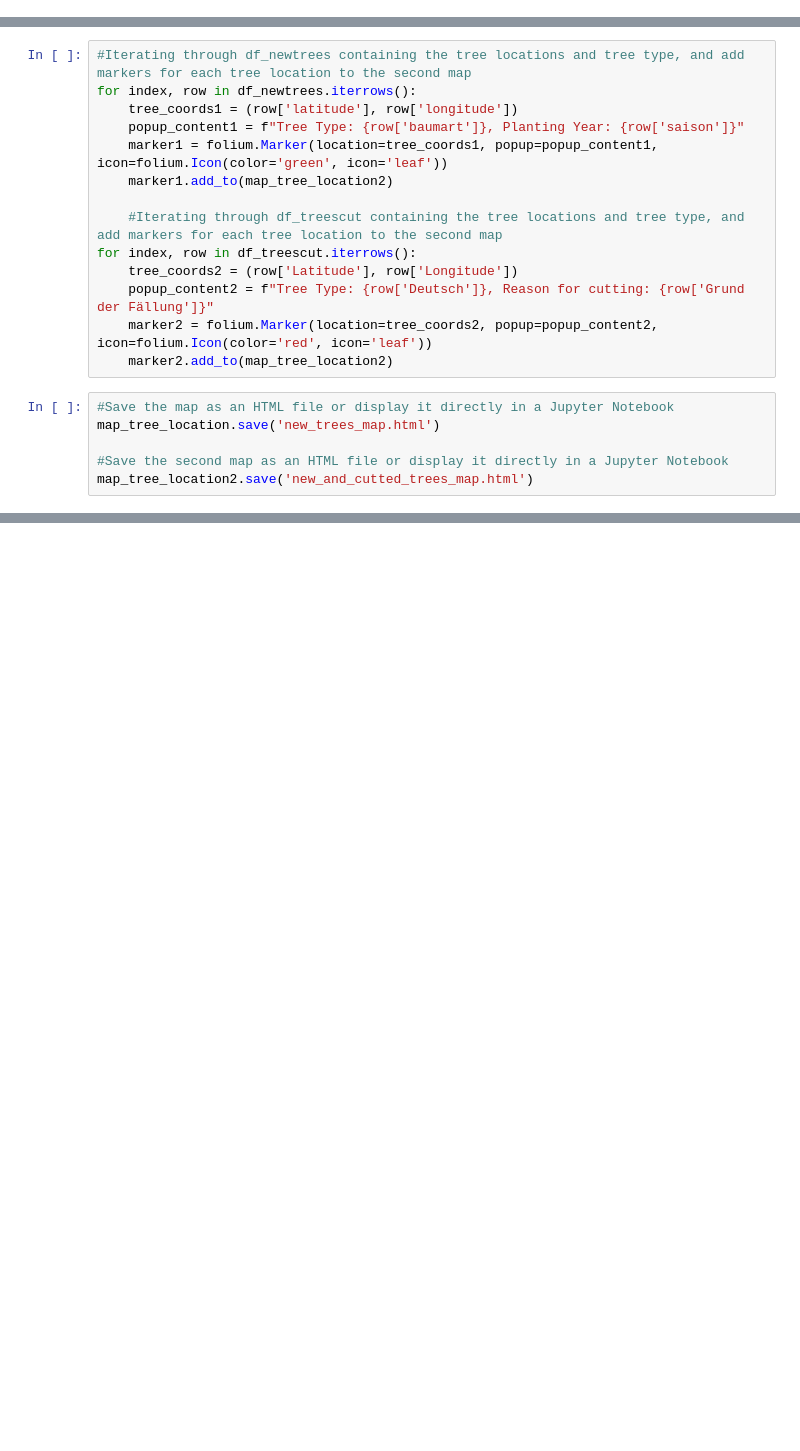
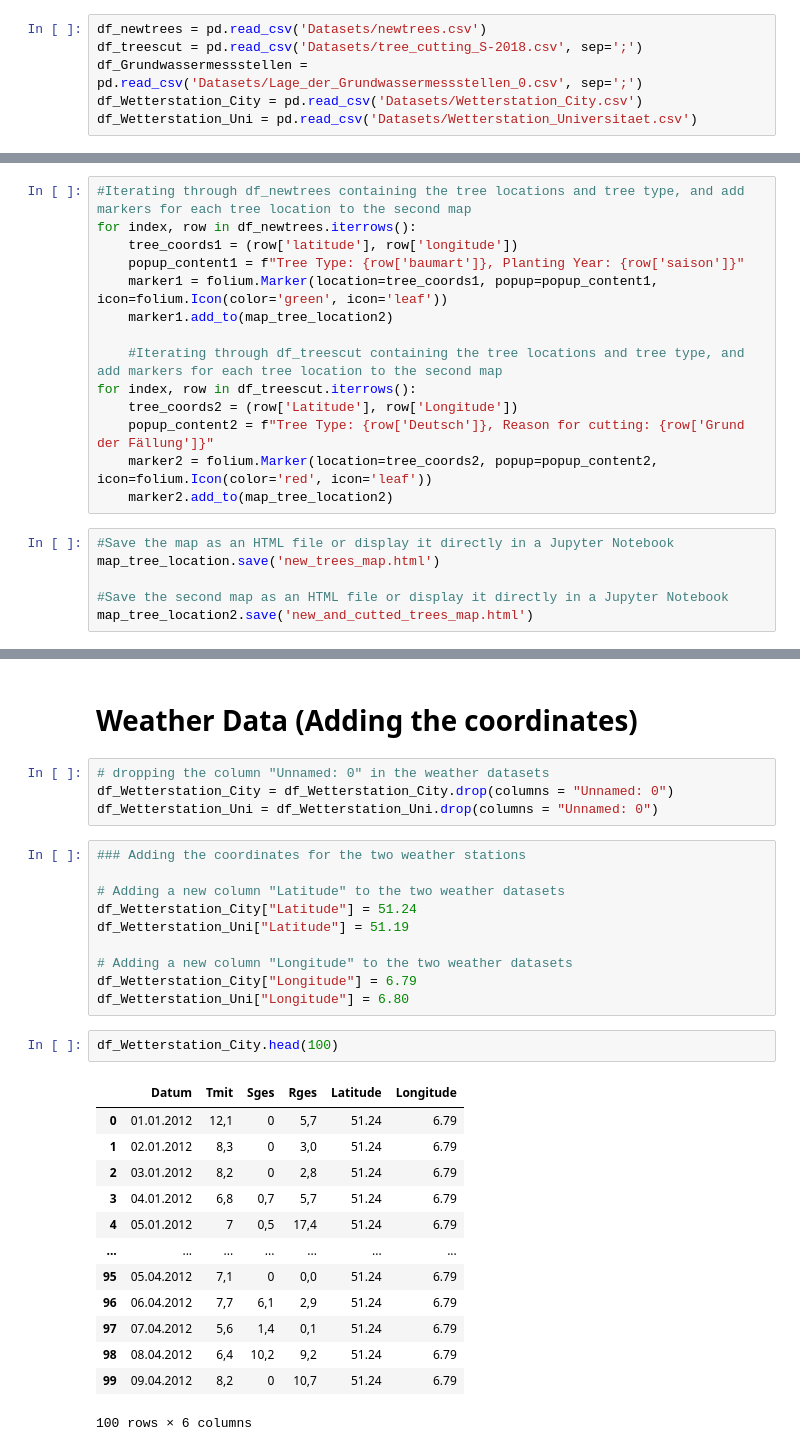
Before and after one commit to kemeni23/Urban-Tree-Management-and-Irrigation-Optimization, a Jupyter notebook: Map_tree_location.ipynb, the cells around one changed output, grey strips where cells are left out. Cells and saved outputs as stored; diff of their text form; blank space fills up the shorter version.

```diff
--- a/Map_tree_location.ipynb
+++ b/Map_tree_location.ipynb
@@ -11,0 +11,6 @@ df_treescut = pd.read_csv('Datasets/tree_cutting_S-2018.csv', sep=';')
+# %%
+df_newtrees = pd.read_csv('Datasets/newtrees.csv')
+df_treescut = pd.read_csv('Datasets/tree_cutting_S-2018.csv', sep=';')
+df_Grundwassermessstellen = pd.read_csv('Datasets/Lage_der_Grundwassermessstellen_0.csv', sep=';')
+df_Wetterstation_City = pd.read_csv('Datasets/Wetterstation_City.csv')
+df_Wetterstation_Uni = pd.read_csv('Datasets/Wetterstation_Universitaet.csv')
@@ -171,3 +180,35 @@ map_tree_location
 map_tree_location2
 # %% [output]
 [interactive output not drawn]
+# %% [markdown]
+# Weather Data (Adding the coordinates)
+# %%
+# dropping the column "Unnamed: 0" in the weather datasets
+df_Wetterstation_City = df_Wetterstation_City.drop(columns = "Unnamed: 0")
+df_Wetterstation_Uni = df_Wetterstation_Uni.drop(columns = "Unnamed: 0")
+# %%
+### Adding the coordinates for the two weather stations
+
+# Adding a new column "Latitude" to the two weather datasets
+df_Wetterstation_City["Latitude"] = 51.24
+df_Wetterstation_Uni["Latitude"] = 51.19
+
+# Adding a new column "Longitude" to the two weather datasets
+df_Wetterstation_City["Longitude"] = 6.79
+df_Wetterstation_Uni["Longitude"] = 6.80
+# %%
+df_Wetterstation_City.head(100)
+# %% [output]
+|  | Datum | Tmit | Sges | Rges | Latitude | Longitude |
+| 0 | 01.01.2012 | 12,1 | 0 | 5,7 | 51.24 | 6.79 |
+| 1 | 02.01.2012 | 8,3 | 0 | 3,0 | 51.24 | 6.79 |
+| 2 | 03.01.2012 | 8,2 | 0 | 2,8 | 51.24 | 6.79 |
+| 3 | 04.01.2012 | 6,8 | 0,7 | 5,7 | 51.24 | 6.79 |
+| 4 | 05.01.2012 | 7 | 0,5 | 17,4 | 51.24 | 6.79 |
+| ... | ... | ... | ... | ... | ... | ... |
+| 95 | 05.04.2012 | 7,1 | 0 | 0,0 | 51.24 | 6.79 |
+| 96 | 06.04.2012 | 7,7 | 6,1 | 2,9 | 51.24 | 6.79 |
+| 97 | 07.04.2012 | 5,6 | 1,4 | 0,1 | 51.24 | 6.79 |
+| 98 | 08.04.2012 | 6,4 | 10,2 | 9,2 | 51.24 | 6.79 |
+| 99 | 09.04.2012 | 8,2 | 0 | 10,7 | 51.24 | 6.79 |
+100 rows × 6 columns
```
Also changed, not shown: parts of 11 cells of this notebook.
